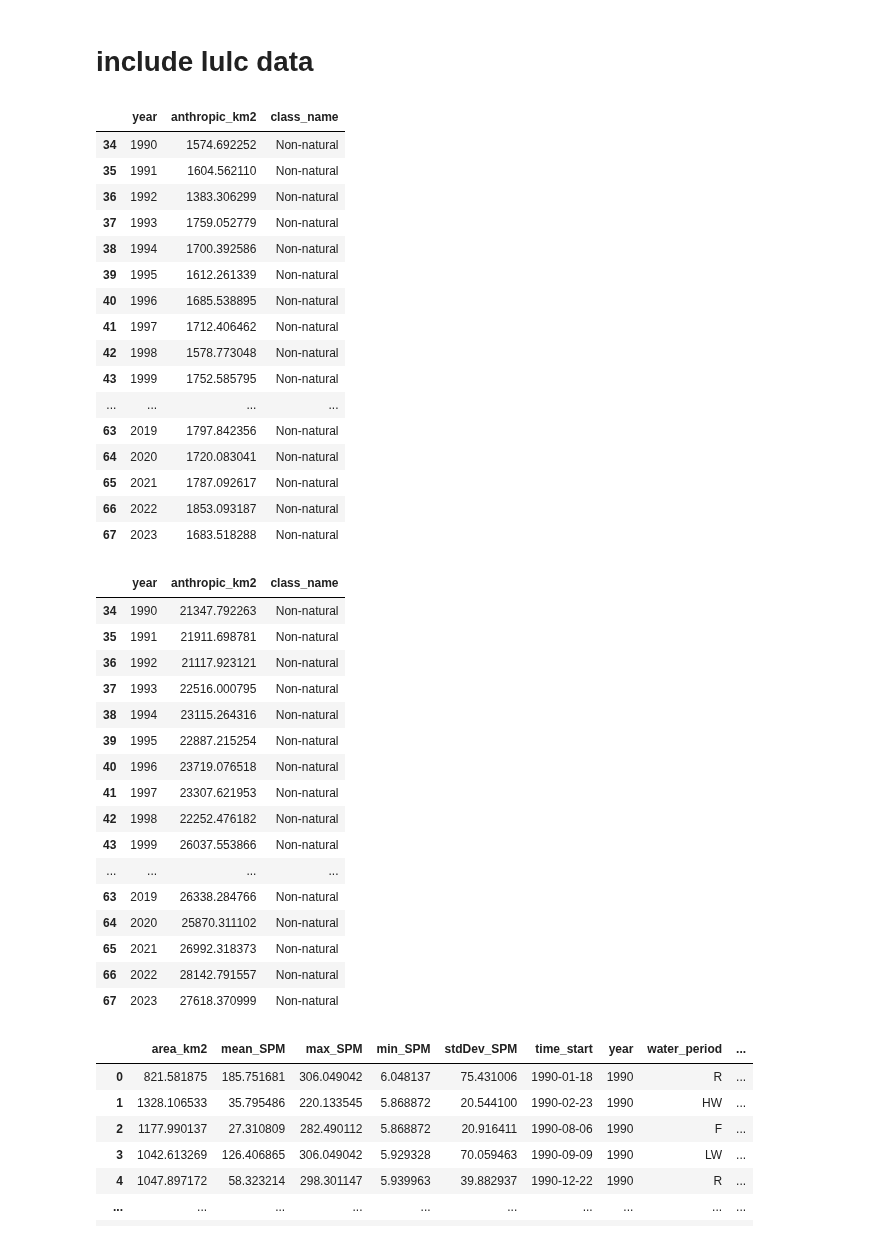
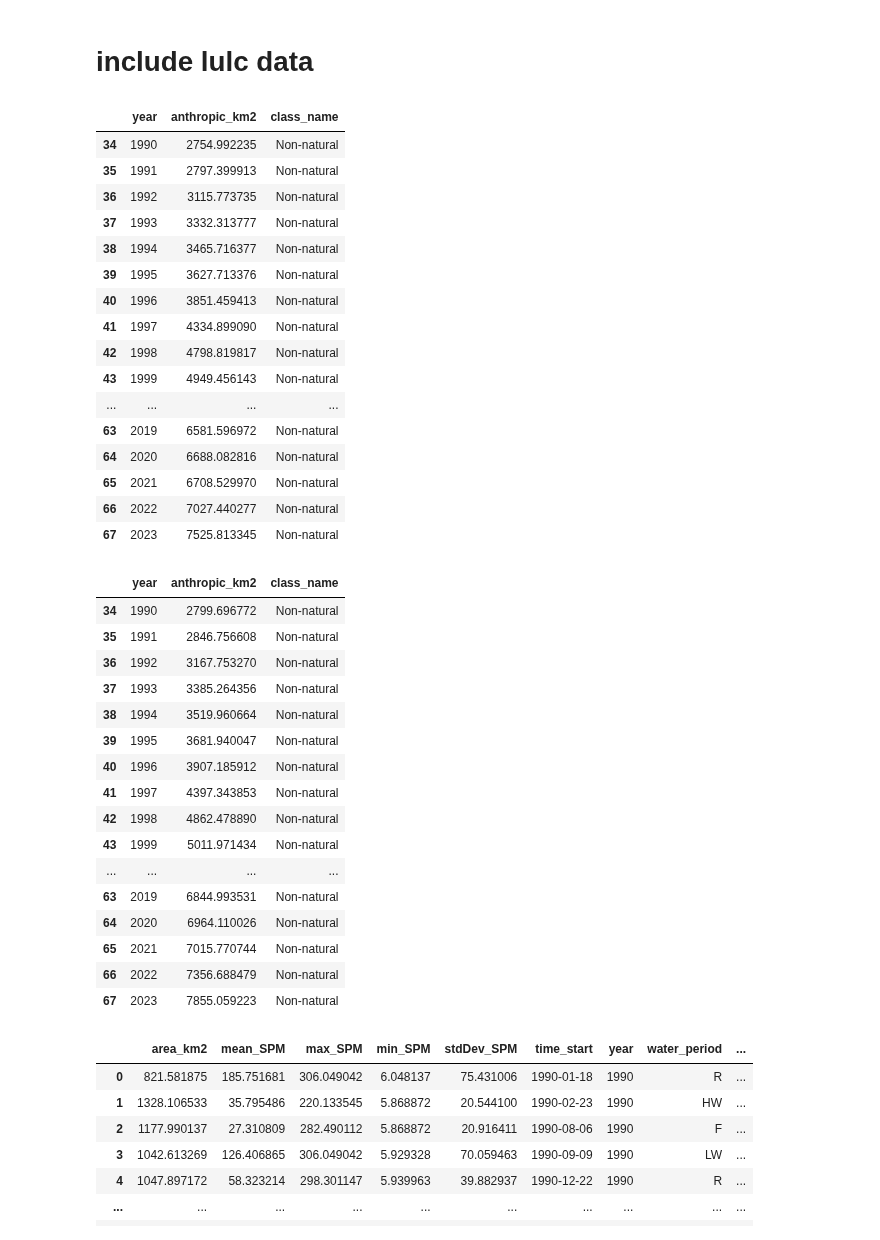
Before and after one commit to larissavaladao/time_series_curuai, a Jupyter notebook: 6.PCA_analysis/1.joined_dataframe.ipynb, the cells around one changed output. Saved outputs shown, nothing was run; the diff lists cells and outputs as text; code cells hidden in the pictures.

Commit message:
update analysis post dataset update

```diff
--- a/6.PCA_analysis/1.joined_dataframe.ipynb
+++ b/6.PCA_analysis/1.joined_dataframe.ipynb
@@ -185,54 +185,54 @@ df_total_n2.to_csv('C:/Users/l_v_v/Documents/GitHub/time_series_curuai/datasets/
 # %% [markdown]
 # include lulc data
 # %%
-lulc = pd.read_csv("C:/Users/l_v_v/Documents/GitHub/time_series_curuai/datasets/Parameters Time series/lulc_curuai.csv").drop(columns=['band','class'])
-# lulc = pd.read_csv("C:/Users/LarissaVieiraValadão/Documents/GitHub/time_series_curuai/datasets/Parameters Time series/lulc_curuai.csv").drop(columns=['band','class'])
+# lulc = pd.read_csv("C:/Users/l_v_v/Documents/GitHub/time_series_curuai/datasets/Parameters Time series/lulc_curuai.csv").drop(columns=['band','class'])
+lulc = pd.read_csv("C:/Users/LarissaVieiraValadão/Documents/GitHub/time_series_curuai/datasets/Parameters Time series/lulc_curuai.csv").drop(columns=['band','class'])
 
 lulc= lulc.loc[lulc['class_name'] == 'Non-natural'].copy()
 lulc.columns = ['year', 'anthropic_km2', 'class_name']
 lulc
 # %% [output]
 |  | year | anthropic_km2 | class_name |
-| 34 | 1990 | 1574.692252 | Non-natural |
-| 35 | 1991 | 1604.562110 | Non-natural |
-| 36 | 1992 | 1383.306299 | Non-natural |
-| 37 | 1993 | 1759.052779 | Non-natural |
-| 38 | 1994 | 1700.392586 | Non-natural |
-| 39 | 1995 | 1612.261339 | Non-natural |
-| 40 | 1996 | 1685.538895 | Non-natural |
-| 41 | 1997 | 1712.406462 | Non-natural |
-| 42 | 1998 | 1578.773048 | Non-natural |
-| 43 | 1999 | 1752.585795 | Non-natural |
+| 34 | 1990 | 2754.992235 | Non-natural |
+| 35 | 1991 | 2797.399913 | Non-natural |
+| 36 | 1992 | 3115.773735 | Non-natural |
+| 37 | 1993 | 3332.313777 | Non-natural |
+| 38 | 1994 | 3465.716377 | Non-natural |
+| 39 | 1995 | 3627.713376 | Non-natural |
+| 40 | 1996 | 3851.459413 | Non-natural |
+| 41 | 1997 | 4334.899090 | Non-natural |
+| 42 | 1998 | 4798.819817 | Non-natural |
+| 43 | 1999 | 4949.456143 | Non-natural |
 | ... | ... | ... | ... |
-| 63 | 2019 | 1797.842356 | Non-natural |
-| 64 | 2020 | 1720.083041 | Non-natural |
-| 65 | 2021 | 1787.092617 | Non-natural |
-| 66 | 2022 | 1853.093187 | Non-natural |
-| 67 | 2023 | 1683.518288 | Non-natural |
+| 63 | 2019 | 6581.596972 | Non-natural |
+| 64 | 2020 | 6688.082816 | Non-natural |
+| 65 | 2021 | 6708.529970 | Non-natural |
+| 66 | 2022 | 7027.440277 | Non-natural |
+| 67 | 2023 | 7525.813345 | Non-natural |
 # %%
-lulc_n2 = pd.read_csv("C:/Users/l_v_v/Documents/GitHub/time_series_curuai/datasets/Parameters Time series/lulc_curuaiN2.csv").drop(columns=['band','class'])
-# lulc_n2 = pd.read_csv("C:/Users/LarissaVieiraValadão/Documents/GitHub/time_series_curuai/datasets/Parameters Time series/lulc_curuaiN2.csv").drop(columns=['band','class'])
+# lulc_n2 = pd.read_csv("C:/Users/l_v_v/Documents/GitHub/time_series_curuai/datasets/Parameters Time series/lulc_curuaiN2.csv").drop(columns=['band','class'])
+lulc_n2 = pd.read_csv("C:/Users/LarissaVieiraValadão/Documents/GitHub/time_series_curuai/datasets/Parameters Time series/lulc_curuaiN2.csv").drop(columns=['band','class'])
 
 lulc_n2= lulc_n2.loc[lulc_n2['class_name'] == 'Non-natural'].copy()
 lulc_n2.columns = ['year', 'anthropic_km2', 'class_name']
 lulc_n2
 # %% [output]
 |  | year | anthropic_km2 | class_name |
-| 34 | 1990 | 21347.792263 | Non-natural |
-| 35 | 1991 | 21911.698781 | Non-natural |
-| 36 | 1992 | 21117.923121 | Non-natural |
-| 37 | 1993 | 22516.000795 | Non-natural |
-| 38 | 1994 | 23115.264316 | Non-natural |
-| 39 | 1995 | 22887.215254 | Non-natural |
-| 40 | 1996 | 23719.076518 | Non-natural |
-| 41 | 1997 | 23307.621953 | Non-natural |
-| 42 | 1998 | 22252.476182 | Non-natural |
-| 43 | 1999 | 26037.553866 | Non-natural |
+| 34 | 1990 | 2799.696772 | Non-natural |
+| 35 | 1991 | 2846.756608 | Non-natural |
+| 36 | 1992 | 3167.753270 | Non-natural |
+| 37 | 1993 | 3385.264356 | Non-natural |
+| 38 | 1994 | 3519.960664 | Non-natural |
+| 39 | 1995 | 3681.940047 | Non-natural |
+| 40 | 1996 | 3907.185912 | Non-natural |
+| 41 | 1997 | 4397.343853 | Non-natural |
+| 42 | 1998 | 4862.478890 | Non-natural |
+| 43 | 1999 | 5011.971434 | Non-natural |
 | ... | ... | ... | ... |
-| 63 | 2019 | 26338.284766 | Non-natural |
-| 64 | 2020 | 25870.311102 | Non-natural |
-| 65 | 2021 | 26992.318373 | Non-natural |
-| 66 | 2022 | 28142.791557 | Non-natural |
-| 67 | 2023 | 27618.370999 | Non-natural |
+| 63 | 2019 | 6844.993531 | Non-natural |
+| 64 | 2020 | 6964.110026 | Non-natural |
+| 65 | 2021 | 7015.770744 | Non-natural |
+| 66 | 2022 | 7356.688479 | Non-natural |
+| 67 | 2023 | 7855.059223 | Non-natural |
 # %%
 df_lulc = df_total.merge(lulc,on='year',how='outer')
```
Also changed, not shown: parts of 5 cells of this notebook, 9 other files.
